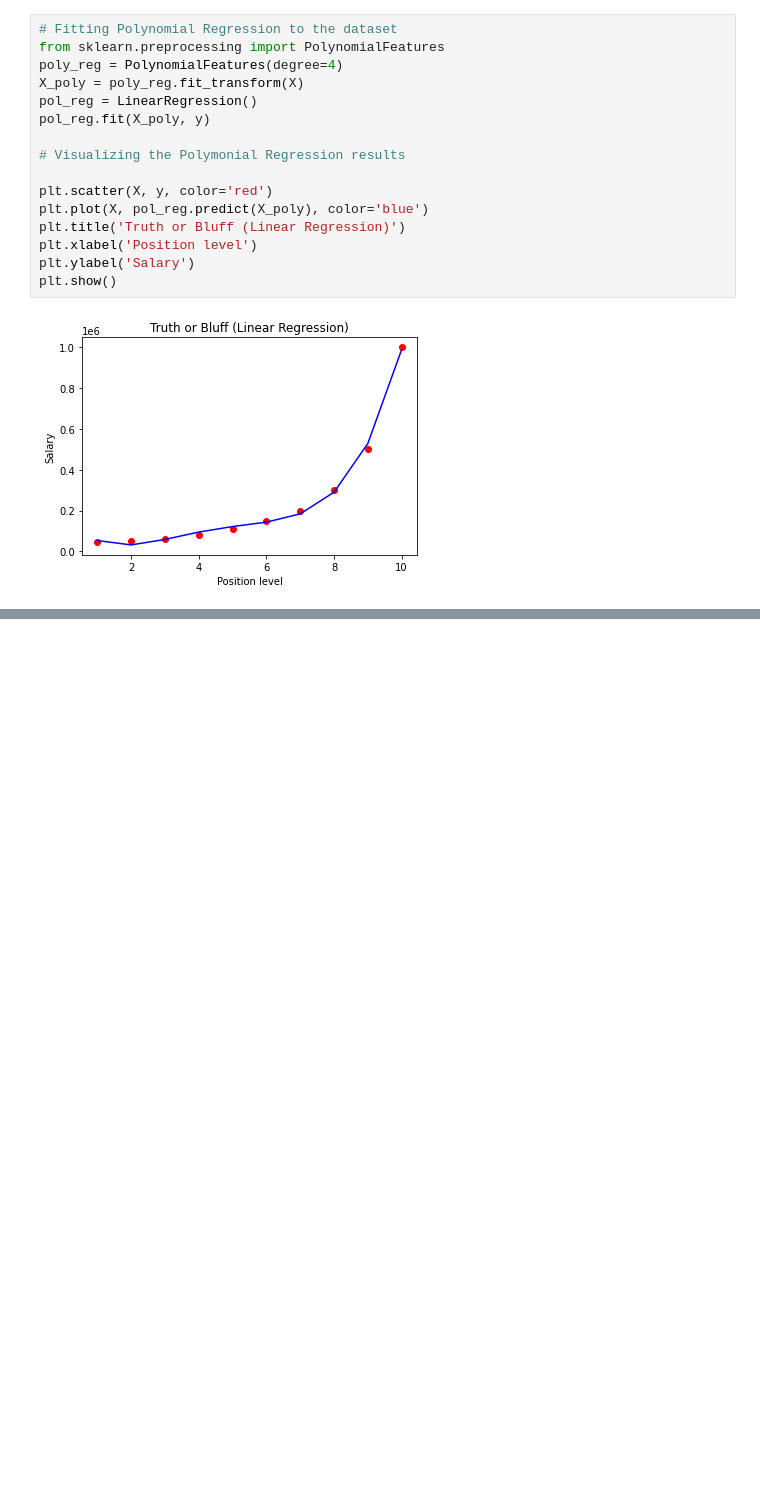
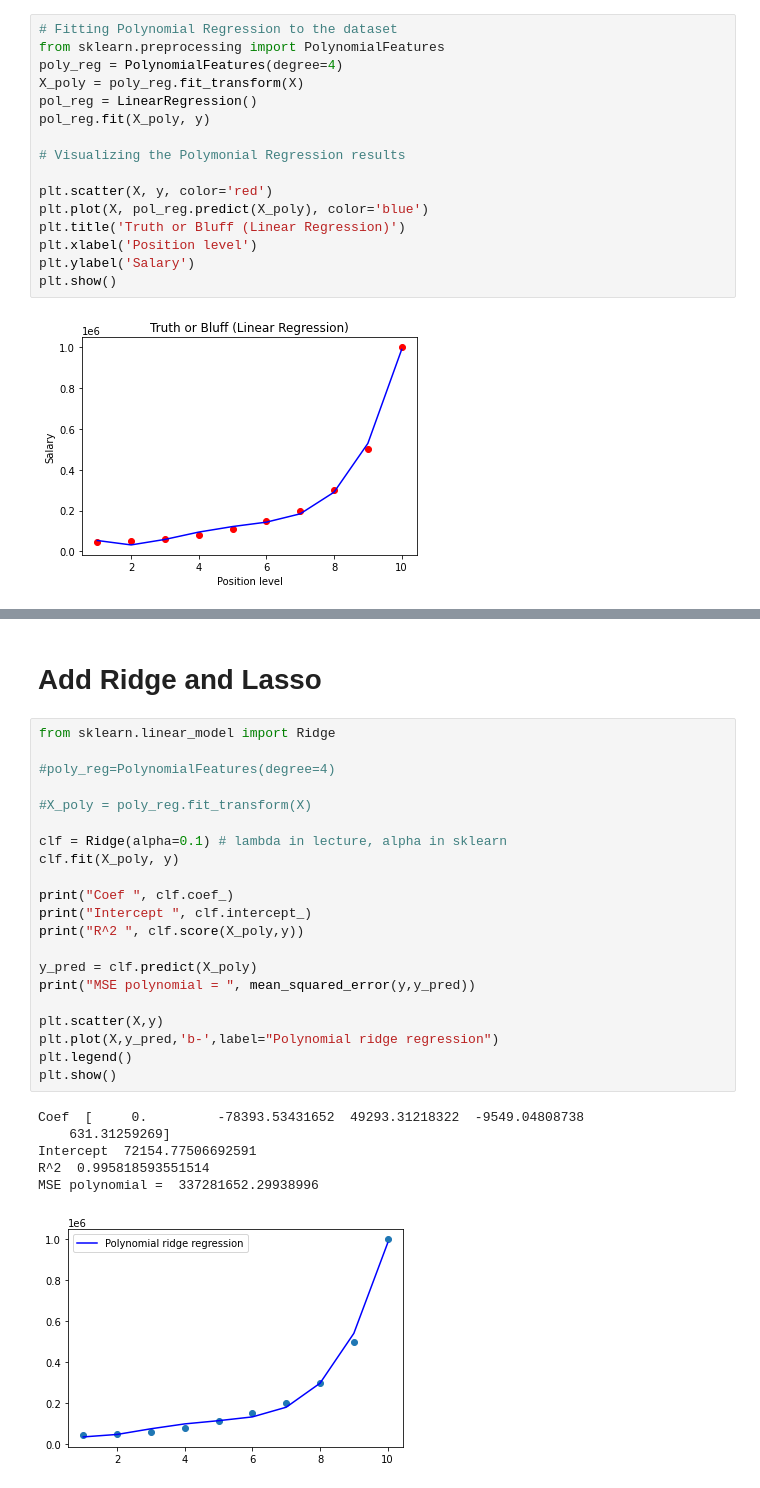
Before and after one commit to macgyver121/DADS6003, a Jupyter notebook: Week06-Regularization/Lab3_use_ridge_losso.ipynb, the cells around one changed output, grey strips where cells are left out. Saved outputs shown, nothing was run; the diff lists cells and outputs as text; blank space fills up the shorter version.

```diff
--- a/Week06-Regularization/Lab3_use_ridge_losso.ipynb
+++ b/Week06-Regularization/Lab3_use_ridge_losso.ipynb
@@ -565,0 +456,30 @@ print(pol_reg.predict(poly_reg.fit_transform([[5.5]])))
+# %% [markdown]
+# Add Ridge and Lasso
+# %%
+from sklearn.linear_model import Ridge
+
+#poly_reg=PolynomialFeatures(degree=4)
+
+#X_poly = poly_reg.fit_transform(X)
+
+clf = Ridge(alpha=0.1) # lambda in lecture, alpha in sklearn
+clf.fit(X_poly, y)
+
+print("Coef ", clf.coef_)
+print("Intercept ", clf.intercept_)
+print("R^2 ", clf.score(X_poly,y))
+
+y_pred = clf.predict(X_poly)
+print("MSE polynomial = ", mean_squared_error(y,y_pred))
+
+plt.scatter(X,y)
+plt.plot(X,y_pred,'b-',label="Polynomial ridge regression")
+plt.legend()
+plt.show()
+# %% [output]
+Coef  [     0.         -78393.53431652  49293.31218322  -9549.04808738
+    631.31259269]
+Intercept  72154.77506692591
+R^2  0.995818593551514
+MSE polynomial =  337281652.29938996
+[figure, added]
```
Also changed, not shown: parts of 9 cells of this notebook.
